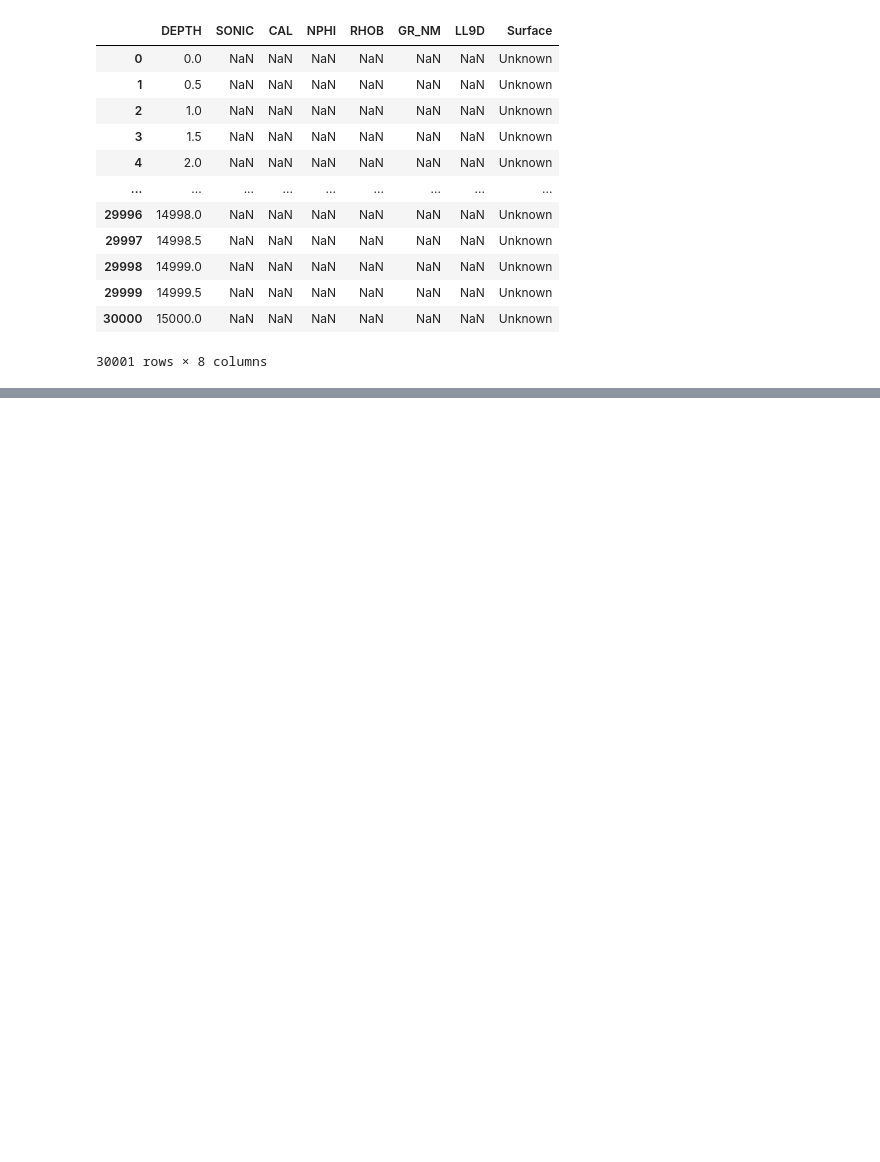
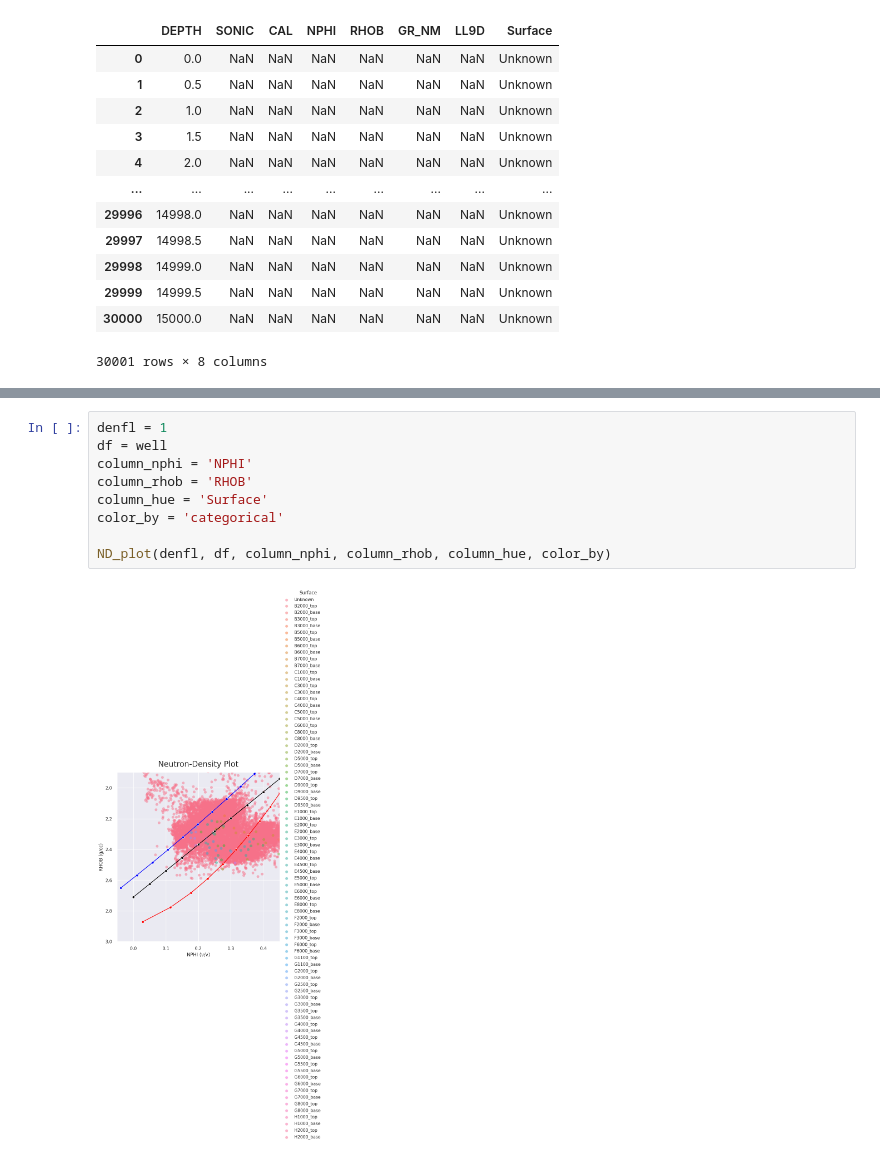
Before and after one commit to Wandeboi/Formation_Evaluation, a Jupyter notebook: formation_Evaluation.ipynb, the cells around one changed output, grey strips where cells are left out. Cells and saved outputs as stored; diff of their text form; blank space fills up the shorter version.

```diff
--- a/formation_Evaluation.ipynb
+++ b/formation_Evaluation.ipynb
@@ -280,0 +539,11 @@ well_log_display(df, column_depth, column_list)
+# %%
+denfl = 1
+df = well
+column_nphi = 'NPHI'
+column_rhob = 'RHOB'
+column_hue = 'Surface'
+color_by = 'categorical'
+
+ND_plot(denfl, df, column_nphi, column_rhob, column_hue, color_by)
+# %% [output]
+[figure, added]
```
Also changed, not shown: parts of 8 cells of this notebook.
